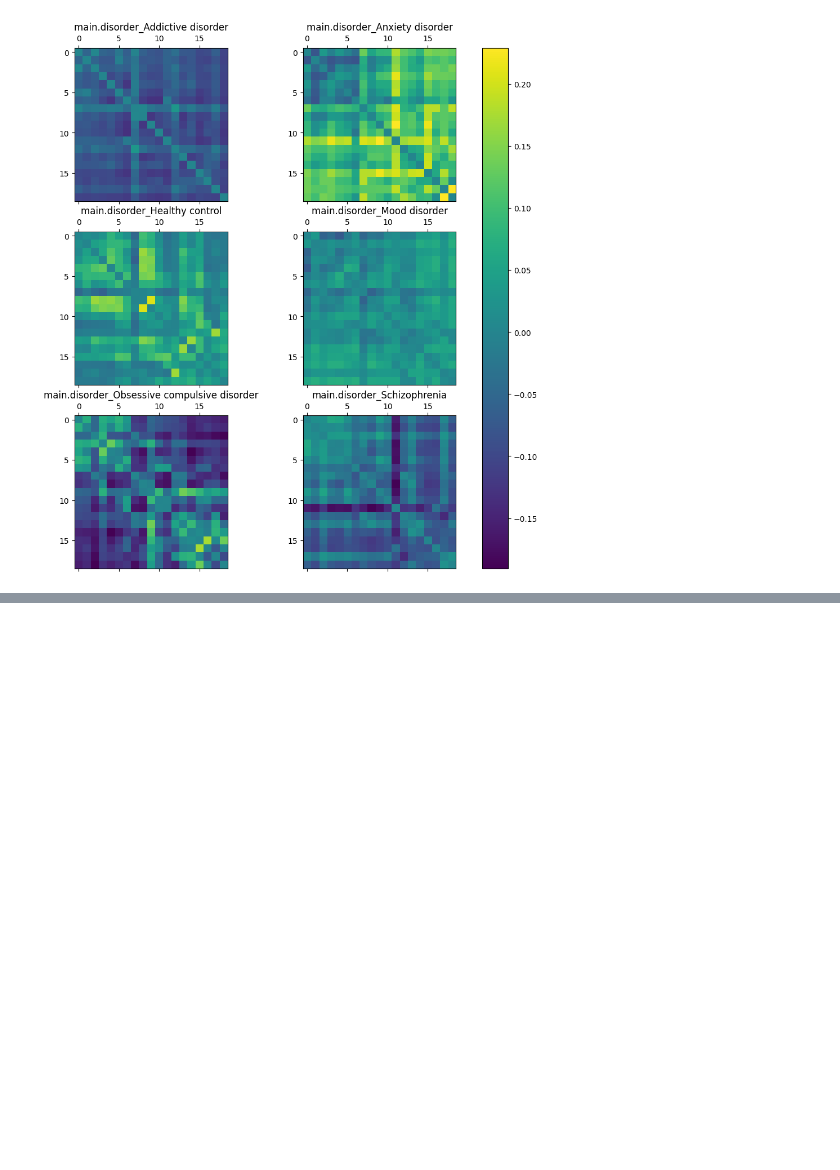
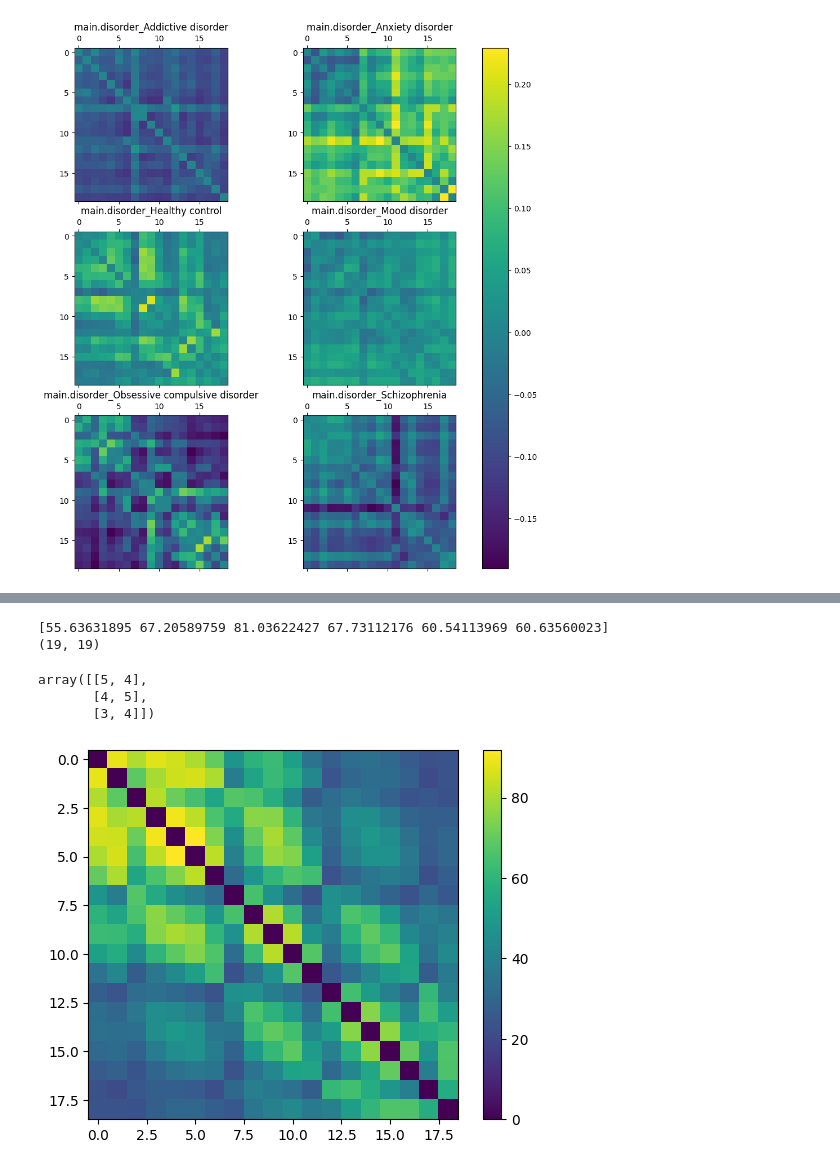
Before and after one commit to benwillallen/RiceDatathon2025, a Jupyter notebook: EDA/correlations.ipynb, the cells around one changed output, grey strips where cells are left out. Saved outputs shown, nothing was run; the diff lists cells and outputs as text; code cells hidden in the pictures; blank space fills up the shorter version.

```diff
--- a/EDA/correlations.ipynb
+++ b/EDA/correlations.ipynb
@@ -172,0 +194,20 @@ fig.colorbar(cax, ax=ax.ravel().tolist())
+# %%
+
+band_coh = np.array(band_coh)
+print(band_coh[:,0,2])
+band_coh_max = np.max(band_coh, axis=0)
+print(np.array(band_coh_max).shape)
+plt.imshow(band_coh_max)
+plt.colorbar()
+
+# Find the indices of the top 10 values in band_coh_max, a 2D numpy array of shape (19, 19)
+
+np.array(np.unravel_index(np.argsort(band_coh_max, axis=None), band_coh_max.shape)).transpose()[-1:-4:-1]
+# np.array(np.unravel_index(np.argsort(band_coh_max, axis=None), band_coh_max.shape)).transpose()[-50:]
+# %% [output]
+[55.63631895 67.20589759 81.03622427 67.73112176 60.54113969 60.63560023]
+(19, 19)
+array([[5, 4],
+       [4, 5],
+       [3, 4]])
+[figure, added]
```
Also changed, not shown: parts of 3 cells of this notebook, 5 other files.
